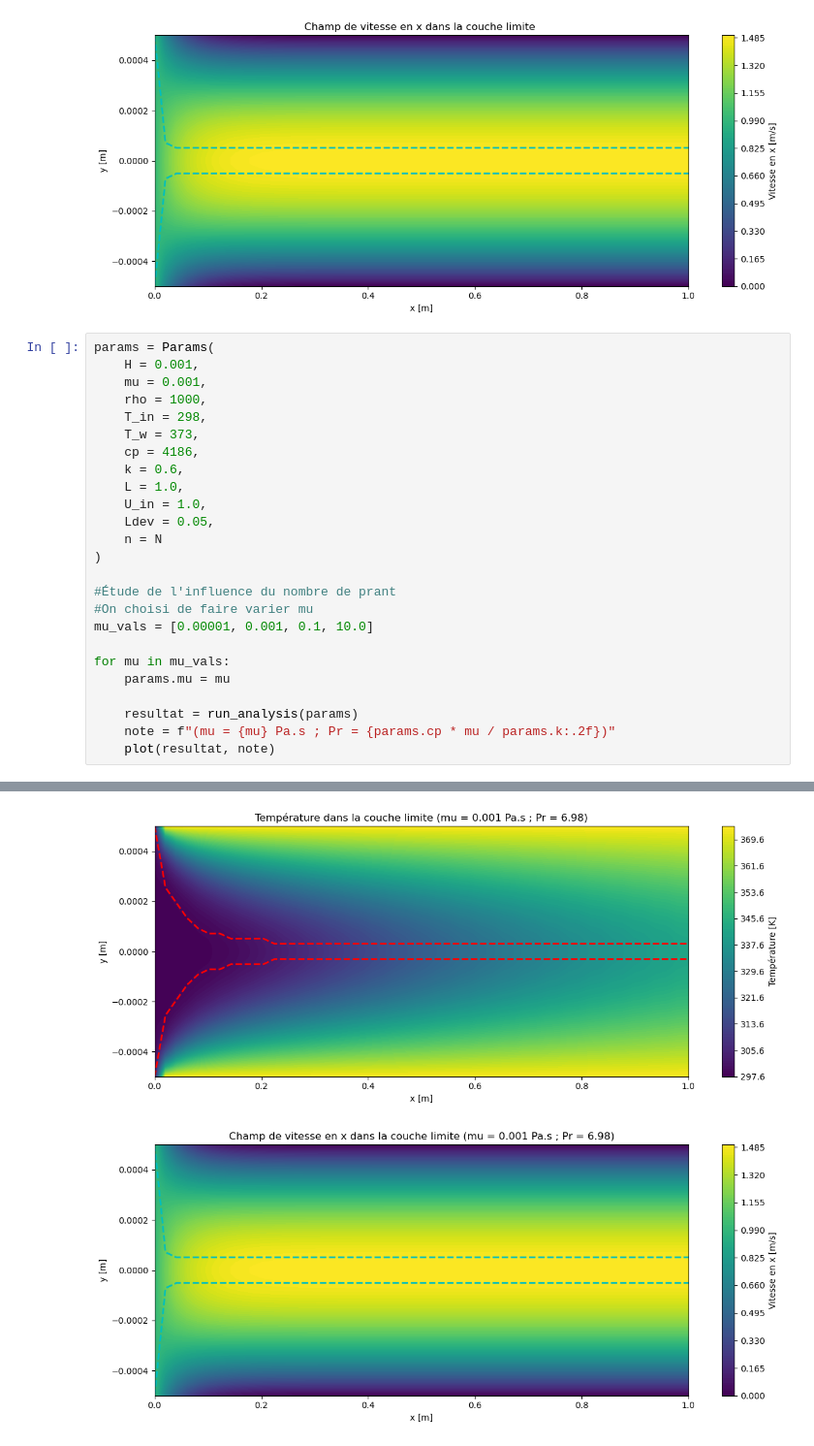
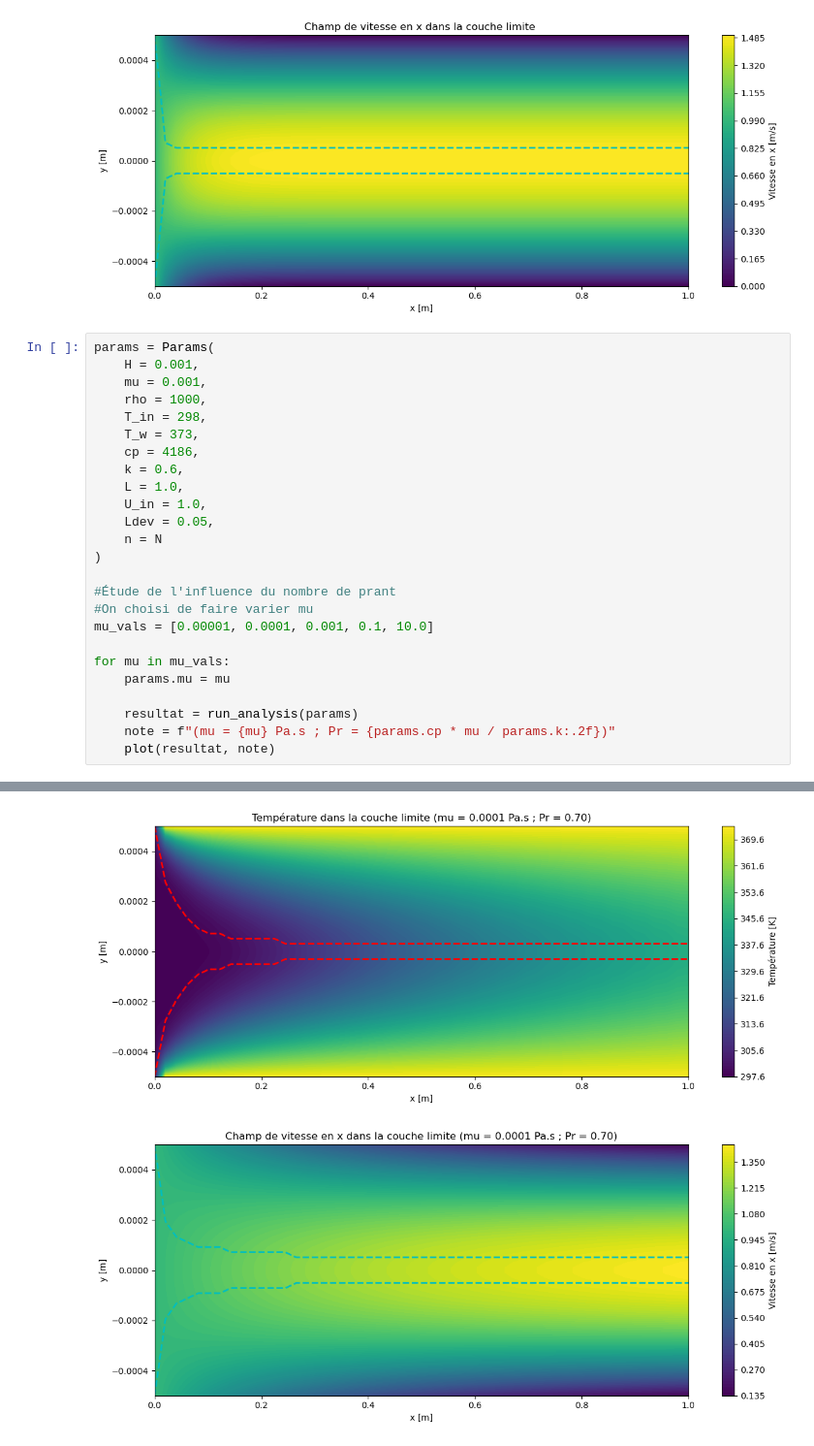
Before and after one commit to Astro-Coco/projet_gch, a Jupyter notebook: graphing.ipynb, the cells around one changed output, grey strips where cells are left out. Shown at 97% size. Saved outputs shown, nothing was run; the diff lists cells and outputs as text.

Commit message:
version finale + de graph

```diff
--- a/graphing.ipynb
+++ b/graphing.ipynb
@@ -197,30 +197,30 @@ plot(resultat)
 # %%
 params = Params(
     H = 0.001,
     mu = 0.001,
     rho = 1000,
     T_in = 298,
     T_w = 373,
     cp = 4186,
     k = 0.6,
     L = 1.0,
     U_in = 1.0,
     Ldev = 0.05,
     n = N
 )
 
 #Étude de l'influence du nombre de prant
 #On choisi de faire varier mu
-mu_vals = [0.00001, 0.001, 0.1, 10.0]
+mu_vals = [0.00001, 0.0001, 0.001, 0.1, 10.0]
 
 for mu in mu_vals:
     params.mu = mu
 
     resultat = run_analysis(params)
     note = f"(mu = {mu} Pa.s ; Pr = {params.cp * mu / params.k:.2f})"
     plot(resultat, note)
 # %% [output]
 [figure]
 [figure]
 [figure]
-[figure, old version]
+[figure, new version]
```
Also changed, not shown: parts of 2 cells of this notebook.
